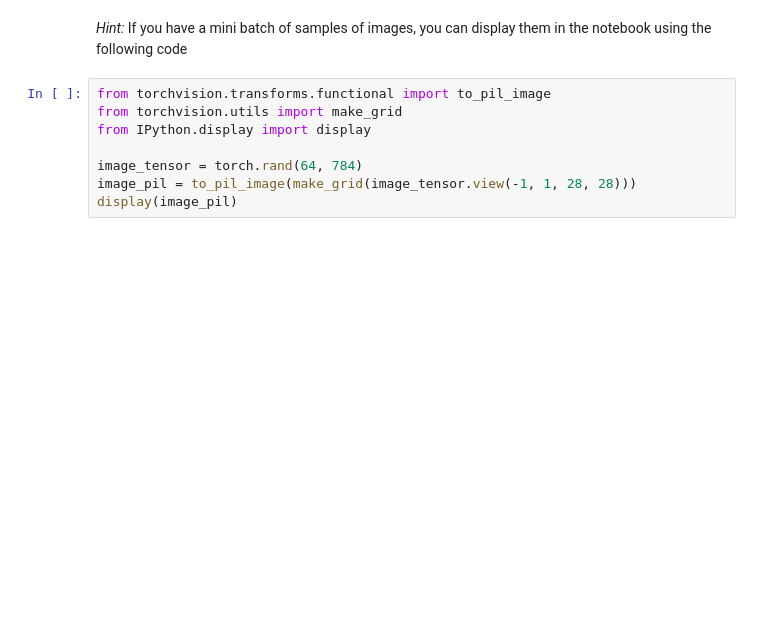
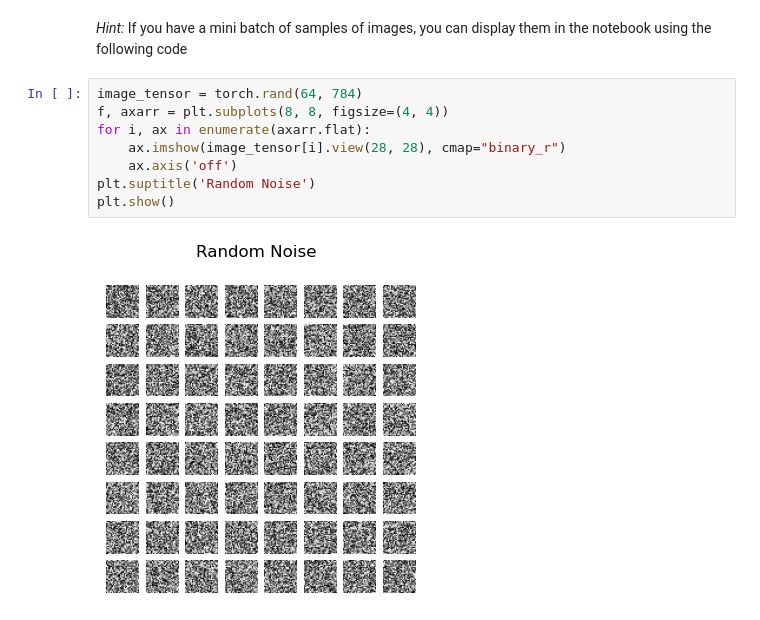
Before and after one commit to IsoformAnalysisGroup/Deep-Learning-with-PyTorch-1weekcourse, a Jupyter notebook: 5_Diffusion/5-DDPM.ipynb, the cells around one changed output. Drawn from its saved outputs; the diff is of its cells as text; blank space fills up the shorter version.

```diff
--- a/5_Diffusion/5-DDPM.ipynb
+++ b/5_Diffusion/5-DDPM.ipynb
@@ -389,11 +402,13 @@ You should both test a fully connected architecture and the provided U-Net archi
 *Hint*: To run on GPU you have two options, either you will use the [JupyterHub GPU](https://services.healthtech.dtu.dk/gpujupyter/) setup on the Health Tech server or you can run it in Google Colab [![Open In Colab](https://colab.research.google.com/assets/colab-badge.svg)](https://colab.research.google.com/github/IsoformAnalysisGroup/Deep-Learning-with-PyTorch-1weekcourse/blob/master/5_Diffusion/5-DDPM.ipynb)
 # %% [markdown]
 *Hint:* If you have a mini batch of samples of images, you can display them in the notebook using the following code
-# %%
-from torchvision.transforms.functional import to_pil_image
-from torchvision.utils import make_grid
-from IPython.display import display
-
-image_tensor = torch.rand(64, 784)
-image_pil = to_pil_image(make_grid(image_tensor.view(-1, 1, 28, 28)))
-display(image_pil)
+# %%
+image_tensor = torch.rand(64, 784)
+f, axarr = plt.subplots(8, 8, figsize=(4, 4))
+for i, ax in enumerate(axarr.flat):
+    ax.imshow(image_tensor[i].view(28, 28), cmap="binary_r")
+    ax.axis('off')
+plt.suptitle('Random Noise')
+plt.show()
+# %% [output]
+[figure, added]
```
Also changed, not shown: parts of 6 cells of this notebook.
